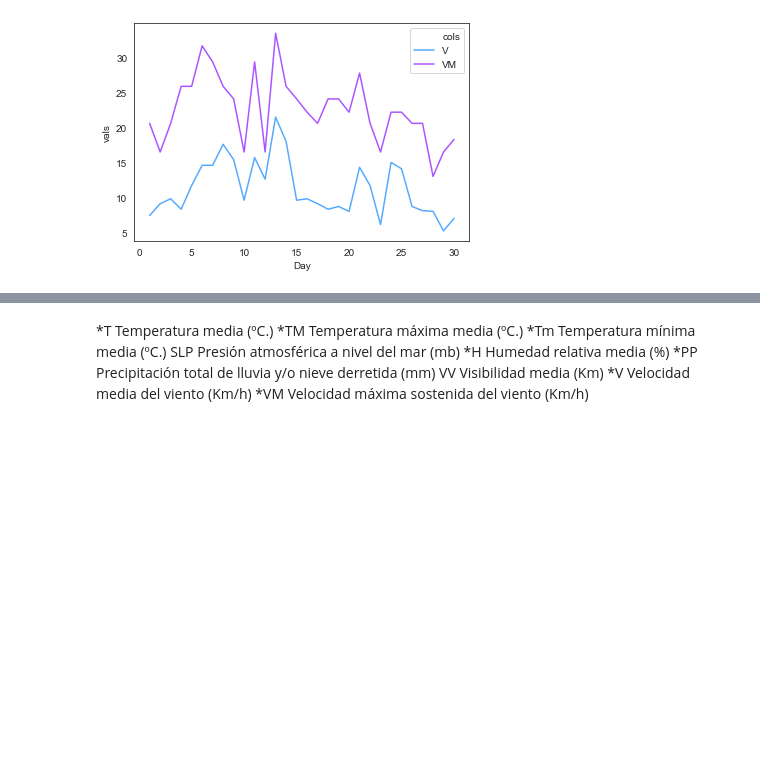
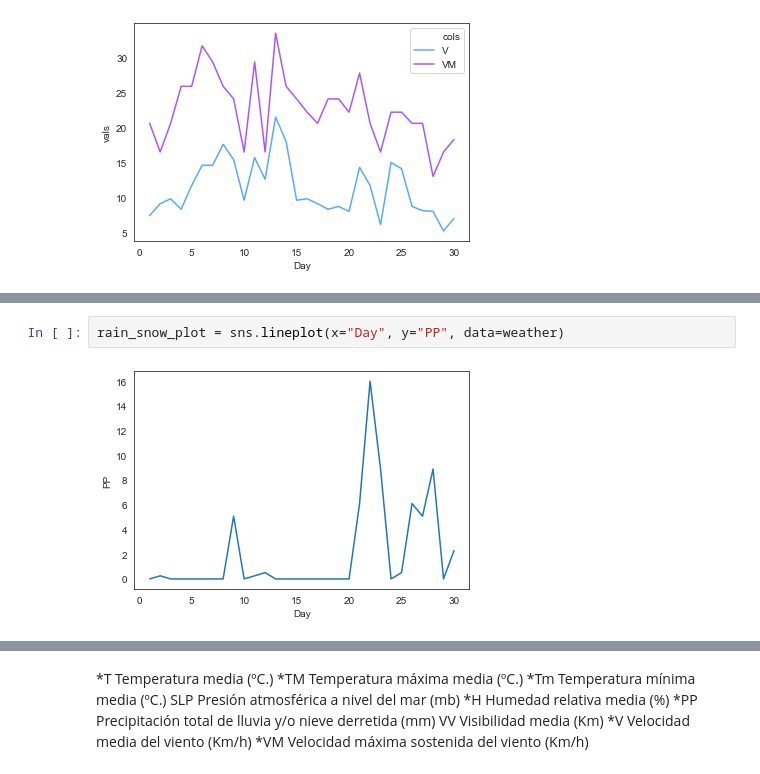
Before and after one commit to ironhack-datalabs/data-ber-10-19, a Jupyter notebook: module-3_projects/final-project/Medical_Appointments/Test_merge_weather.ipynb, the cells around one changed output, grey strips where cells are left out. Drawn from its saved outputs; the diff is of its cells as text; blank space fills up the shorter version.

```diff
--- a/module-3_projects/final-project/Medical_Appointments/Test_merge_weather.ipynb
+++ b/module-3_projects/final-project/Medical_Appointments/Test_merge_weather.ipynb
@@ -135,0 +140,4 @@ pressure_plot = sns.lineplot(x="Day", y="SLP", data=weather, palette="purple")
+# %%
+rain_snow_plot = sns.lineplot(x="Day", y="PP", data=weather)
+# %% [output]
+[figure, added]
```
Also changed, not shown: parts of 3 cells of this notebook.
